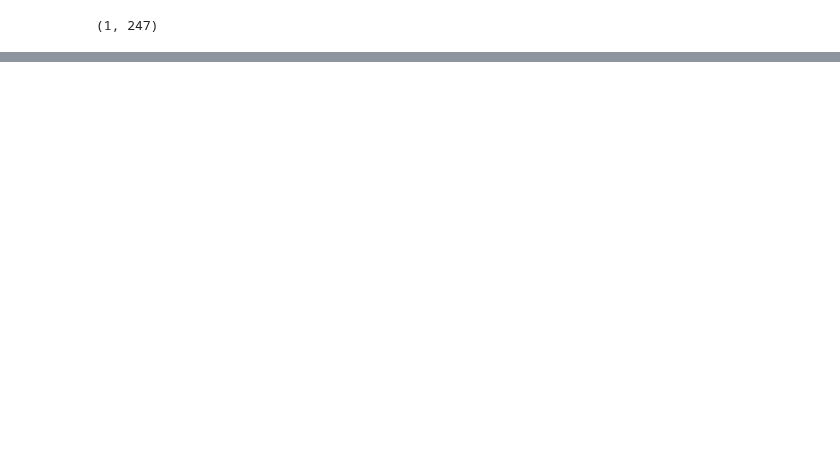
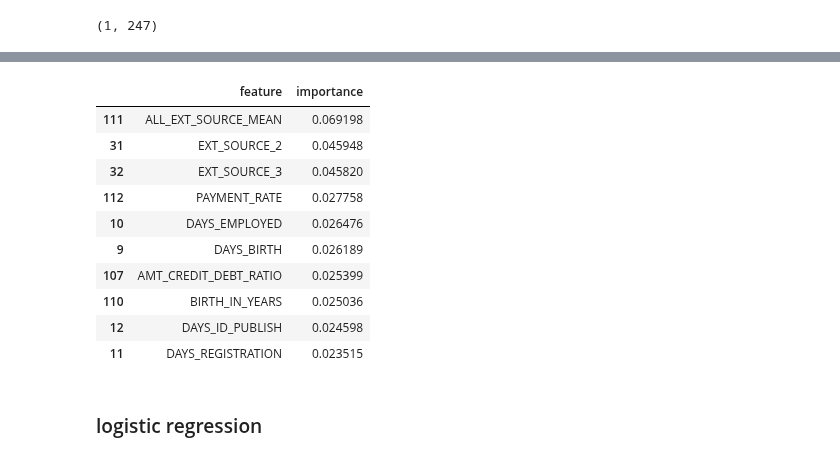
Before and after one commit to DSEI21000-S21/project-home-credit, a Jupyter notebook: experiments/eyob/model.ipynb, the cells around one changed output, grey strips where cells are left out. Drawn from its saved outputs; the diff is of its cells as text; code cells hidden in the pictures; blank space fills up the shorter version.

```diff
--- a/experiments/eyob/model.ipynb
+++ b/experiments/eyob/model.ipynb
@@ -297,0 +329,5 @@ feature_importance.sort_values(by='importance', ascending=False).head(10)
+# %%
+X = df_us.drop(columns = ['TARGET'], axis=1)
+y = df_us['TARGET']
+
+X_train, X_val, y_train, y_val = train_test_split(X, y, test_size=0.2, random_state= 42, stratify=y)
@@ -297,0 +336,10 @@ feature_importance.sort_values(by='importance', ascending=False).head(10)
+# %%
+rf = RandomForestClassifier(random_state=42, n_jobs=-1)
+rf.fit(X_train, y_train)
+y_pred_train = rf.predict(X_train)
+y_pred_val = rf.predict(X_val)
+print('classifaction report on training set')
+print(classification_report(y_train, y_pred_train, labels=[0,1]))
+print('--------------------------------------------------------------')
+print('classifaction report on validation set')
+print(classification_report(y_val, y_pred_val, labels=[0,1]))
@@ -297,0 +385,20 @@ feature_importance.sort_values(by='importance', ascending=False).head(10)
+# %%
+features = cols[1:]
+fm = {'feature': features,
+    'importance': rf.feature_importances_}
+feature_importance = pd.DataFrame(fm)
+feature_importance.sort_values(by='importance', ascending=False).head(10)
+# %% [output]
+|  | feature | importance |
+| 111 | ALL_EXT_SOURCE_MEAN | 0.069198 |
+| 31 | EXT_SOURCE_2 | 0.045948 |
+| 32 | EXT_SOURCE_3 | 0.045820 |
+| 112 | PAYMENT_RATE | 0.027758 |
+| 10 | DAYS_EMPLOYED | 0.026476 |
+| 9 | DAYS_BIRTH | 0.026189 |
+| 107 | AMT_CREDIT_DEBT_RATIO | 0.025399 |
+| 110 | BIRTH_IN_YEARS | 0.025036 |
+| 12 | DAYS_ID_PUBLISH | 0.024598 |
+| 11 | DAYS_REGISTRATION | 0.023515 |
+# %% [markdown]
+### logistic regression
```
Also changed, not shown: parts of 29 cells of this notebook.
